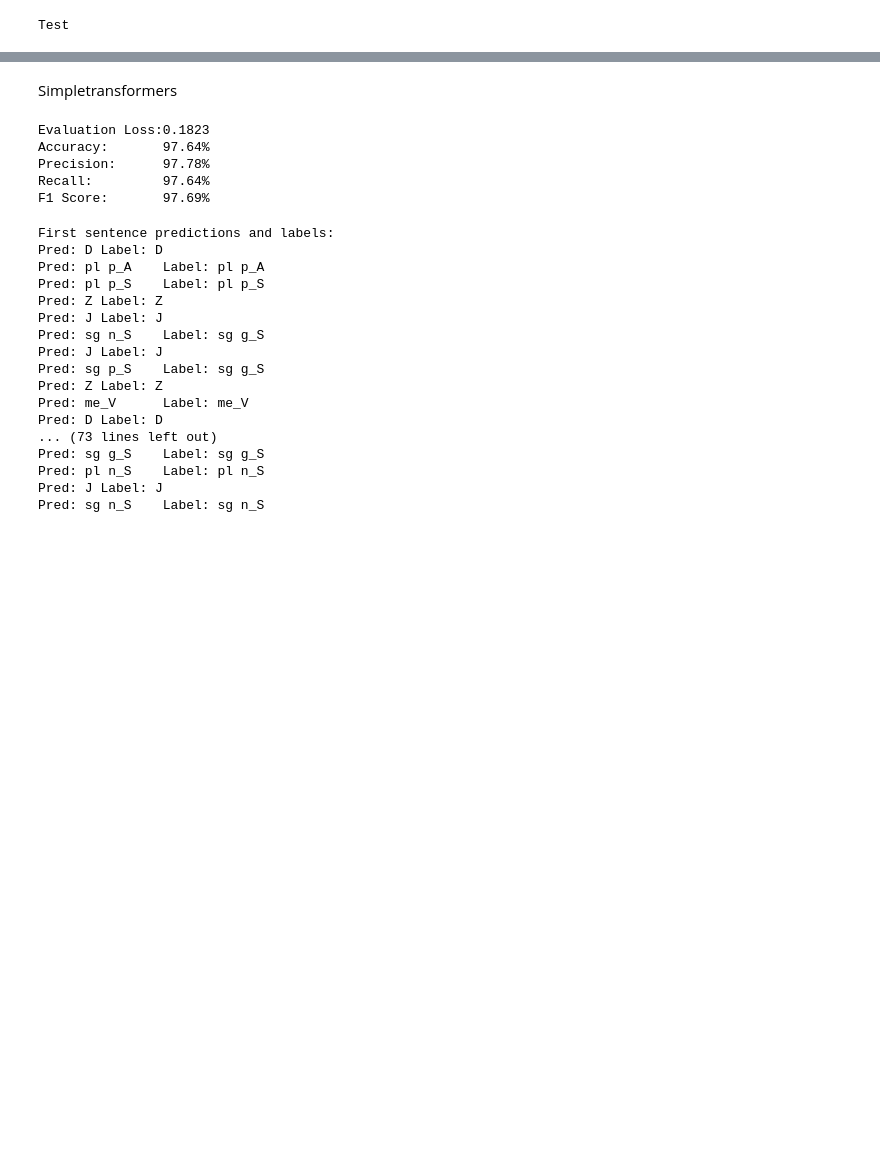
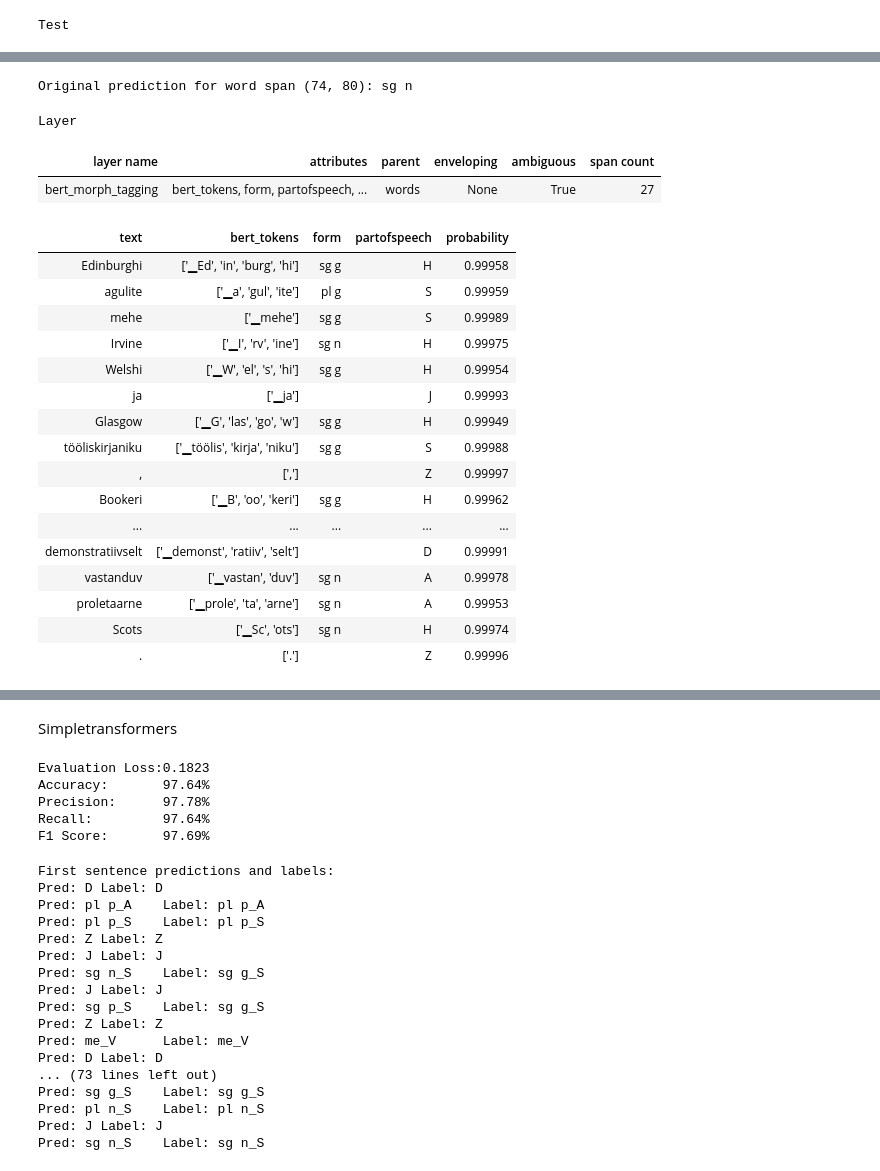
Before and after one commit to SanderSaska/EstNLTK_model_training, a Jupyter notebook: notebooks/testing.ipynb, the cells around one changed output, grey strips where cells are left out. Saved outputs shown, nothing was run; the diff lists cells and outputs as text; code cells hidden in the pictures; blank space fills up the shorter version.

```diff
--- a/notebooks/testing.ipynb
+++ b/notebooks/testing.ipynb
@@ -28,0 +185,10 @@ vocab_file: None
+# %%
+test_df_w_texts = pd.read_csv(HOMONYMS_DIRS["processed"] / "homonyms_overall.csv")
+# %%
+sentences_texts = test_df_w_texts["sentence"].tolist()
+# %%
+sentence_0 = sentences_texts[0]
+text = estnltk.Text(sentence_0)
+text.tag_layer("sentences")
+# text.add_layer(bmt.make_layer(text))
+bmt.tag(text)
@@ -28,0 +204,36 @@ vocab_file: None
+# %%
+word_span = str((74, 80))
+for annotation in text.bert_morph_tagging:
+    annotation_word_span = str((annotation.start, annotation.end))
+    if annotation_word_span == word_span:
+        bmt_prediction = annotation.form[0]  # Get the first analysis
+        # If the form is still a list, take the first element
+        print(f"Original prediction for word span {word_span}: {bmt_prediction}")
+        if isinstance(bmt_prediction, list):
+            bmt_prediction = bmt_prediction[0]
+            print(f"First element of the original prediction list: {bmt_prediction}")
+# %% [output]
+Original prediction for word span (74, 80): sg n
+# %%
+display(text["bert_morph_tagging"])
+# %% [output]
+Layer
+| layer name | attributes | parent | enveloping | ambiguous | span count |
+| bert_morph_tagging | bert_tokens, form, partofspeech, ... | words | None | True | 27 |
+| text | bert_tokens | form | partofspeech | probability |
+| Edinburghi | ['▁Ed', 'in', 'burg', 'hi'] | sg g | H | 0.99958 |
+| agulite | ['▁a', 'gul', 'ite'] | pl g | S | 0.99959 |
+| mehe | ['▁mehe'] | sg g | S | 0.99989 |
+| Irvine | ['▁I', 'rv', 'ine'] | sg n | H | 0.99975 |
+| Welshi | ['▁W', 'el', 's', 'hi'] | sg g | H | 0.99954 |
+| ja | ['▁ja'] |  | J | 0.99993 |
+| Glasgow | ['▁G', 'las', 'go', 'w'] | sg g | H | 0.99949 |
+| tööliskirjaniku | ['▁töölis', 'kirja', 'niku'] | sg g | S | 0.99988 |
+| , | [','] |  | Z | 0.99997 |
+| Bookeri | ['▁B', 'oo', 'keri'] | sg g | H | 0.99962 |
+| ... | ... | ... | ... | ... |
+| demonstratiivselt | ['▁demonst', 'ratiiv', 'selt'] |  | D | 0.99991 |
+| vastanduv | ['▁vastan', 'duv'] | sg n | A | 0.99978 |
+| proletaarne | ['▁prole', 'ta', 'arne'] | sg n | A | 0.99953 |
+| Scots | ['▁Sc', 'ots'] | sg n | H | 0.99974 |
+| . | ['.'] |  | Z | 0.99996 |
```
Also changed, not shown: parts of 35 cells of this notebook, 2 other files.
